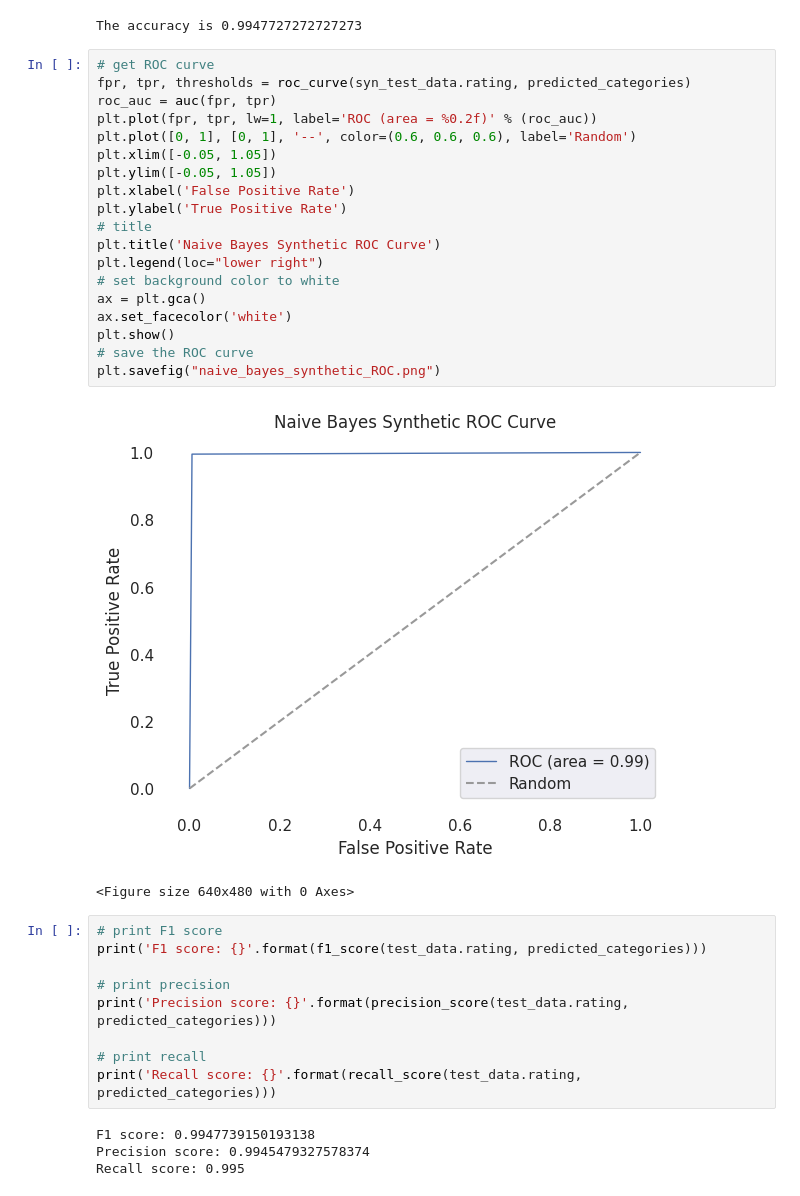
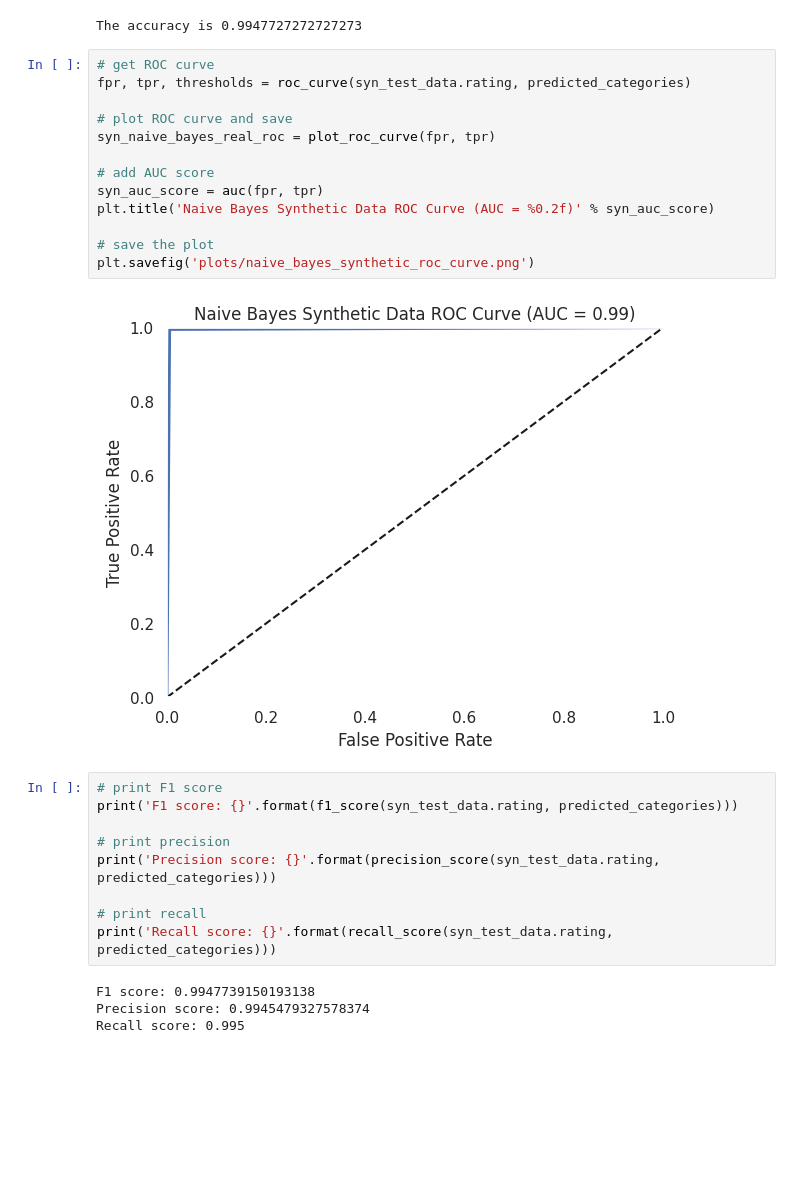
Before and after one commit to michellejieli/Whoop, a Jupyter notebook: naive_bayes.ipynb, the cells around one changed output. Saved outputs shown, nothing was run; the diff lists cells and outputs as text; blank space fills up the shorter version.

```diff
--- a/naive_bayes.ipynb
+++ b/naive_bayes.ipynb
@@ -331,37 +333,30 @@ ax2.figure.savefig('plots/naive_bayes_synthetic_confusion_matrix.png')
 print("The accuracy is {}".format(accuracy_score(syn_test_data.rating, predicted_categories)))
 # %% [output]
 The accuracy is 0.9947727272727273
-# %%
-# get ROC curve
-fpr, tpr, thresholds = roc_curve(syn_test_data.rating, predicted_categories)
-roc_auc = auc(fpr, tpr)
-plt.plot(fpr, tpr, lw=1, label='ROC (area = %0.2f)' % (roc_auc))
-plt.plot([0, 1], [0, 1], '--', color=(0.6, 0.6, 0.6), label='Random')
-plt.xlim([-0.05, 1.05])
-plt.ylim([-0.05, 1.05])
-plt.xlabel('False Positive Rate')
-plt.ylabel('True Positive Rate')
-# title
-plt.title('Naive Bayes Synthetic ROC Curve')
-plt.legend(loc="lower right")
-# set background color to white
-ax = plt.gca()
-ax.set_facecolor('white')
-plt.show()
-# save the ROC curve
-plt.savefig("naive_bayes_synthetic_ROC.png")
-# %% [output]
-[figure, removed]
-<Figure size 640x480 with 0 Axes>
+# %%
+# get ROC curve
+fpr, tpr, thresholds = roc_curve(syn_test_data.rating, predicted_categories)
+
+# plot ROC curve and save
+syn_naive_bayes_real_roc = plot_roc_curve(fpr, tpr)
+
+# add AUC score
+syn_auc_score = auc(fpr, tpr)
+plt.title('Naive Bayes Synthetic Data ROC Curve (AUC = %0.2f)' % syn_auc_score)
+
+# save the plot
+plt.savefig('plots/naive_bayes_synthetic_roc_curve.png')
+# %% [output]
+[figure, added]
 # %%
 # print F1 score
-print('F1 score: {}'.format(f1_score(test_data.rating, predicted_categories)))
+print('F1 score: {}'.format(f1_score(syn_test_data.rating, predicted_categories)))
 
 # print precision
-print('Precision score: {}'.format(precision_score(test_data.rating, predicted_categories)))
+print('Precision score: {}'.format(precision_score(syn_test_data.rating, predicted_categories)))
 
 # print recall
-print('Recall score: {}'.format(recall_score(test_data.rating, predicted_categories)))
+print('Recall score: {}'.format(recall_score(syn_test_data.rating, predicted_categories)))
 # %% [output]
 F1 score: 0.9947739150193138
 Precision score: 0.9945479327578374
```
Also changed, not shown: parts of 8 cells of this notebook, 13 other files.
